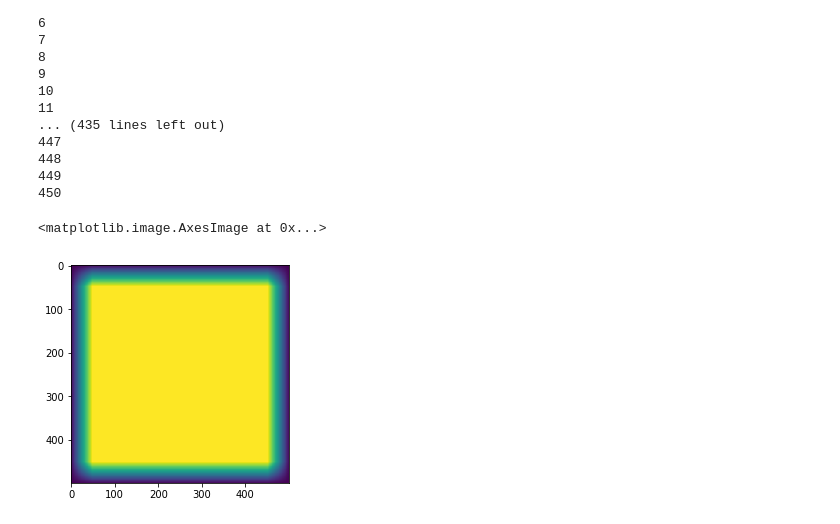
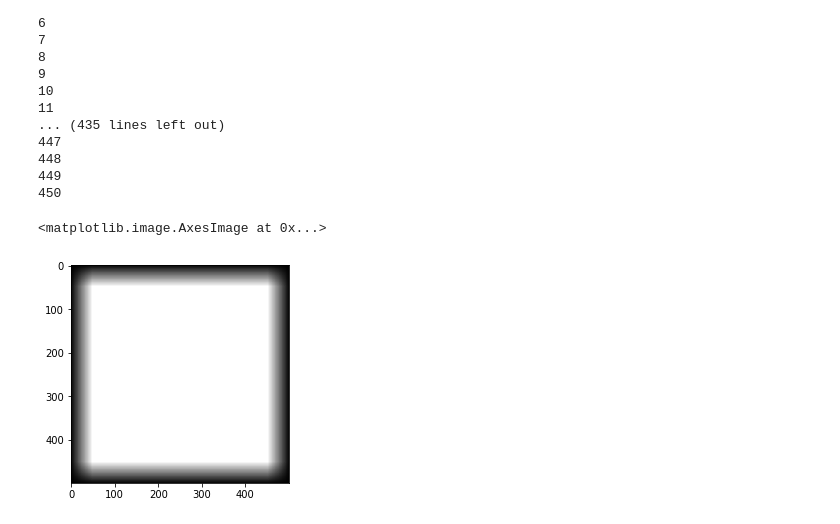
Before and after one commit to tsukiyashirokisaki/dp780, a Jupyter notebook: saliency.ipynb, the cells around one changed output. Drawn from its saved outputs; the diff is of its cells as text; code cells hidden in the pictures.

```diff
--- a/saliency.ipynb
+++ b/saliency.ipynb
@@ -92,10 +97,8 @@ tensor([[0.6541, 0.3459]], grad_fn=<SoftmaxBackward>)
 [figure]
 [figure]
 # %%
-h=w=500
+
 new_map=torch.zeros([X_.shape[0],h,w])
-for i in range(h-49):
-    print(i)
     for j in range(w-49):
         val,ind=torch.max(m1(X_[:,:,i:i+50,j:j+50]),axis=1)
         for k in range(len(ind)):
@@ -120,15 +123,14 @@ for i in range(h-49):
 449
 450
 # %%
+h=w=500
 times=np.zeros([h,w])
 for i in range(h-49):
     for j in range(w-49):
         times[i:i+50,j:j+50]+=np.ones([50,50])
 # plt.imshow(new_map[1].detach().numpy(),cmap="gray")
-for i in range(len(new_map)):
-    new_map[i]/=times
-
-plt.imshow(times)
+cv2.imwrite("output/times.png",times)
+plt.imshow(times,cmap="gray")
 # %% [output]
 <matplotlib.image.AxesImage at 0x...>
-[figure, old version]
+[figure, new version]
```
Also changed, not shown: parts of 8 cells of this notebook, 7 other files.
